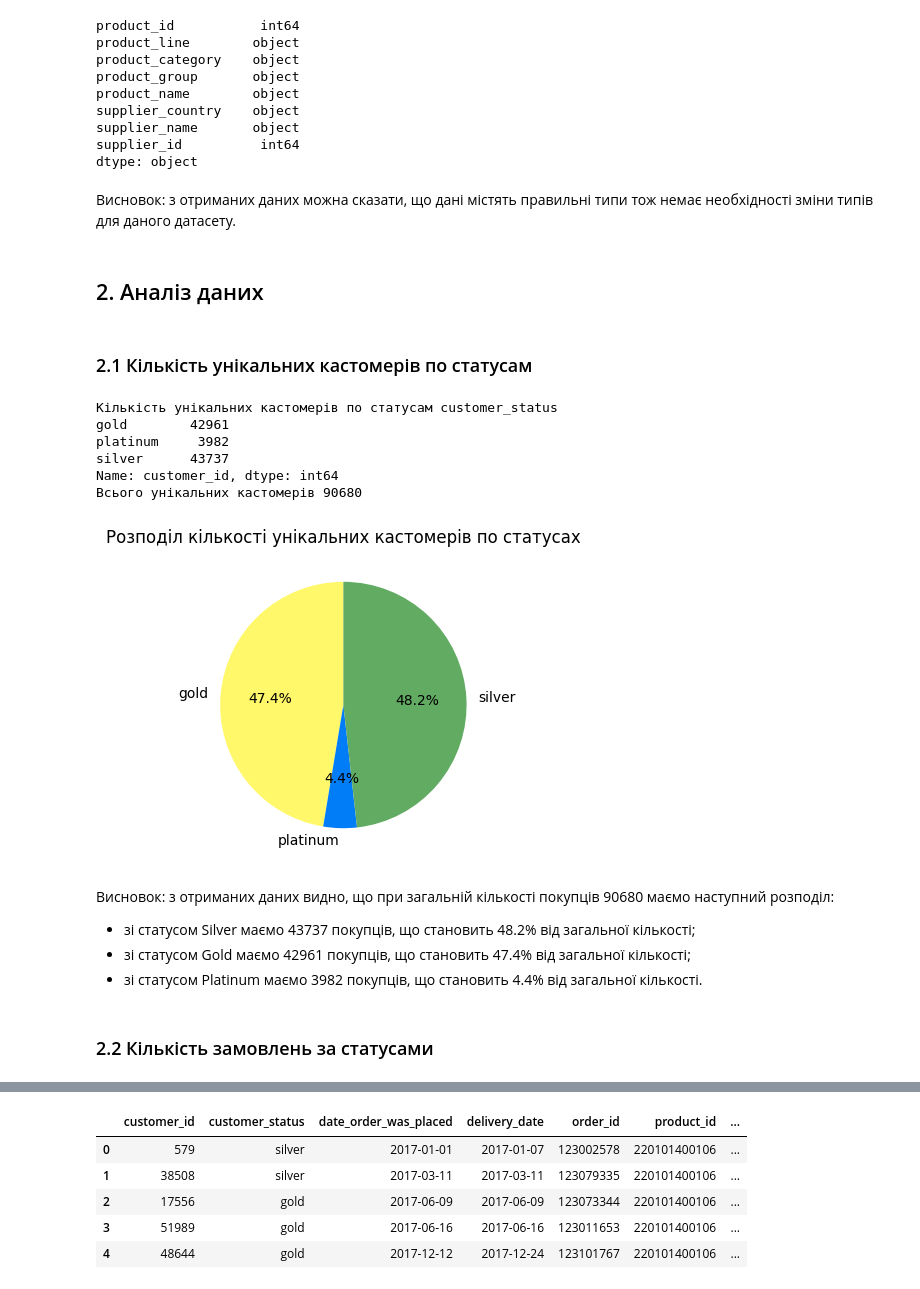
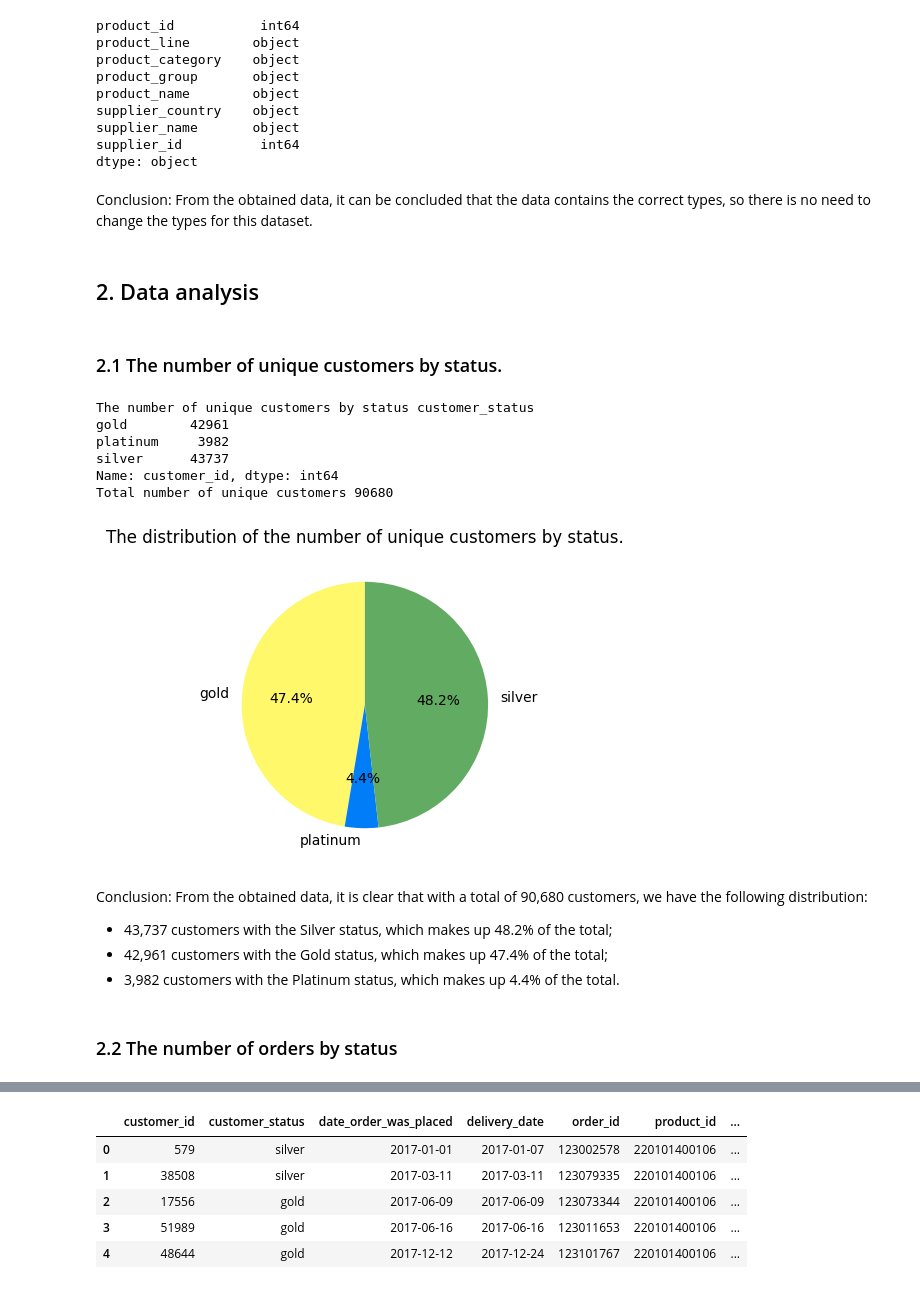
Before and after one commit to Samanta397/Wholesale_And_Retail_Orders_Analysis, a Jupyter notebook: Wholesale_And_Retail_Orders.ipynb, the cells around one changed output, grey strips where cells are left out. Drawn from its saved outputs; the diff is of its cells as text; code cells hidden in the pictures.

```diff
--- a/Wholesale_And_Retail_Orders.ipynb
+++ b/Wholesale_And_Retail_Orders.ipynb
@@ -148,20 +149,20 @@ supplier_name       object
 supplier_id          int64
 dtype: object
 # %% [markdown]
-Висновок: з отриманих даних можна сказати, що дані містять правильні типи тож немає необхідності зміни типів для даного датасету.
+Conclusion: From the obtained data, it can be concluded that the data contains the correct types, so there is no need to change the types for this dataset.
 # %% [markdown]
-## 2. Аналіз даних
+## 2. Data analysis
 # %% [markdown]
-### 2.1 Кількість унікальних кастомерів по статусам
+### 2.1 The number of unique customers by status.
 # %%
-# Фцнкція для побудови кругової діаграми
+# Function to create a pie chart
 def plot_pie_chart(data, title, colors):
     """
-    Будує кругову діаграму для заданих даних.
+    Creates a pie chart for the given data
 
-    :param data: Series з числовими значеннями для побудови діаграми
-    :param title: Заголовок діаграми
-    :param colors: Список кольорів для сегментів
+    :param data: Series with numerical values for the chart
+    :param title: Title of the chart
+    :param colors: List of colors for the segments
     """
     plt.figure(figsize=(4, 4))
     plt.pie(
@@ -171,27 +172,27 @@ def plot_pie_chart(data, title, colors):
     plt.title(title)
     plt.show()
 # %%
-# Рахуємо кількість кастомерів для кожного статусу та їх загальну кількість
+# We count the number of customers for each status and their total count.
 unique_customers_per_status = orders_df.groupby("customer_status")["customer_id"].nunique()
 total_unique_cusotmers = unique_customers_per_status.sum()
-print("Кількість унікальних кастомерів по статусам", unique_customers_per_status);
-print("Всього унікальних кастомерів", unique_customers_per_status.sum());
+print("The number of unique customers by status", unique_customers_per_status);
+print("Total number of unique customers", unique_customers_per_status.sum());
 
-# Відображаємо на круговій діаграмі
-plot_pie_chart(unique_customers_per_status, "Розподіл кількості унікальних кастомерів по статусах", ["#fff86a", "#007df7", "#62ab62"])
+# Display on a pie chart
+plot_pie_chart(unique_customers_per_status, "Distribution of the number of unique customers by status.", ["#fff86a", "#007df7", "#62ab62"])
 # %% [output]
-Кількість унікальних кастомерів по статусам customer_status
+The number of unique customers by status customer_status
 gold        42961
 platinum     3982
 silver      43737
 Name: customer_id, dtype: int64
-Всього унікальних кастомерів 90680
+Total number of unique customers 90680
-[figure, old version]
+[figure, new version]
 # %% [markdown]
-Висновок: з отриманих даних видно, що при загальній кількості покупців 90680 маємо наступний розподіл:
- - зі статусом Silver маємо 43737 покупців, що становить 48.2% від загальної кількості;
- - зі статусом Gold маємо 42961 покупців, що становить 47.4% від загальної кількості;
- - зі статусом Platinum маємо 3982 покупців, що становить 4.4% від загальної кількості.
+Conclusion: From the obtained data, it is clear that with a total of 90,680 customers, we have the following distribution:
+ - 43,737 customers with the Silver status, which makes up 48.2% of the total;
+ - 42,961 customers with the Gold status, which makes up 47.4% of the total;
+ - 3,982 customers with the Platinum status, which makes up 4.4% of the total.
 # %% [markdown]
-### 2.2 Кількість замовлень за статусами
+### 2.2 The number of orders by status
 # %%
```
Also changed, not shown: parts of 51 cells of this notebook, 2 other files.
